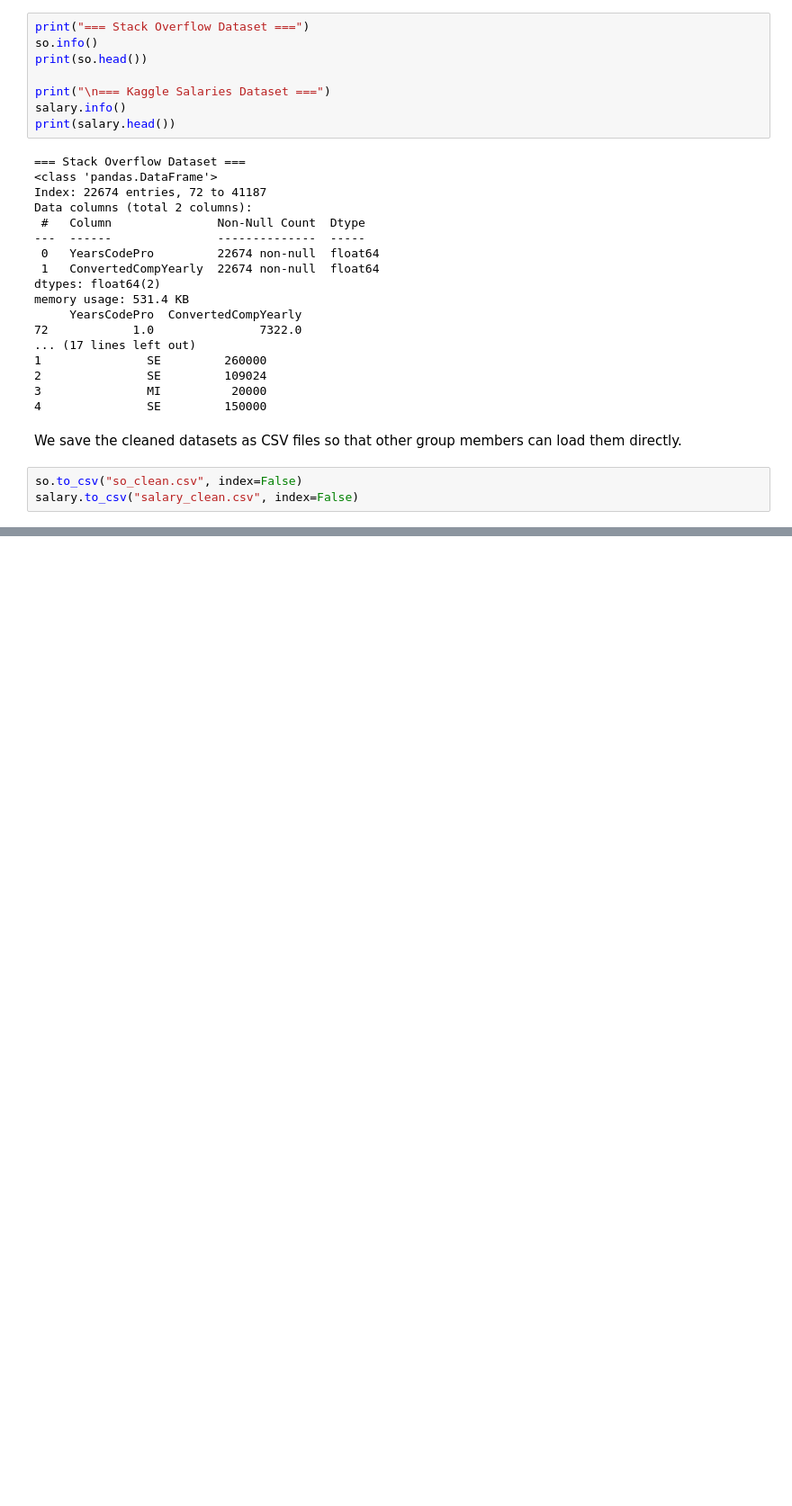
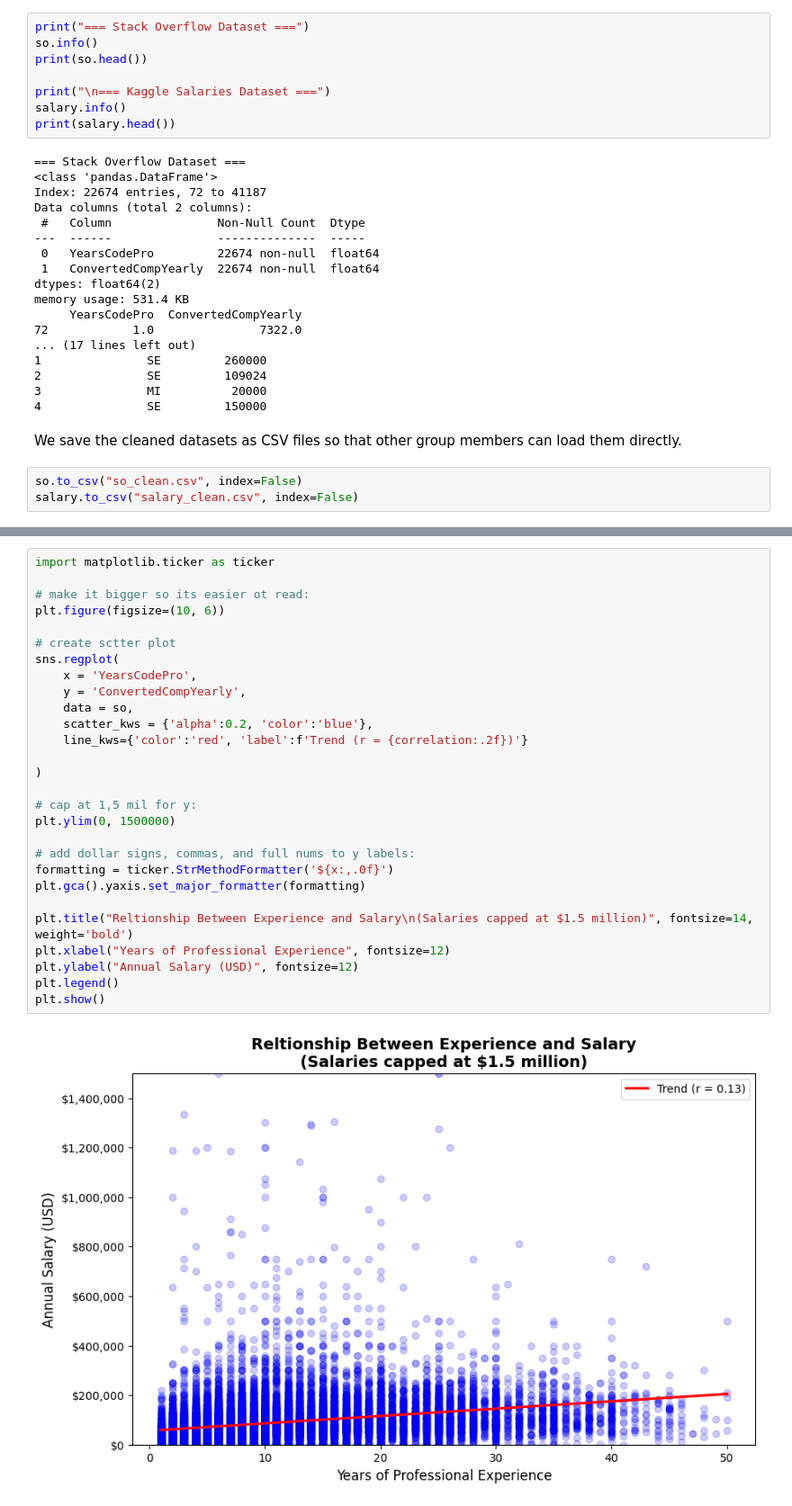
Before and after one commit to PriyankaPatel72/CMSC320-Final-Project2, a Jupyter notebook: cmsc320_final_project.ipynb, the cells around one changed output, grey strips where cells are left out. Shown at 90% size. Cells and saved outputs as stored; diff of their text form; blank space fills up the shorter version.

```diff
--- a/cmsc320_final_project.ipynb
+++ b/cmsc320_final_project.ipynb
@@ -101,0 +216,30 @@ salary.to_csv("salary_clean.csv", index=False)
+# %%
+import matplotlib.ticker as ticker
+
+# make it bigger so its easier ot read:
+plt.figure(figsize=(10, 6))
+
+# create sctter plot
+sns.regplot(
+    x = 'YearsCodePro',
+    y = 'ConvertedCompYearly',
+    data = so,
+    scatter_kws = {'alpha':0.2, 'color':'blue'},
+    line_kws={'color':'red', 'label':f'Trend (r = {correlation:.2f})'}
+
+)
+
+# cap at 1,5 mil for y:
+plt.ylim(0, 1500000)
+
+# add dollar signs, commas, and full nums to y labels:
+formatting = ticker.StrMethodFormatter('${x:,.0f}')
+plt.gca().yaxis.set_major_formatter(formatting)
+
+plt.title("Reltionship Between Experience and Salary\n(Salaries capped at $1.5 million)", fontsize=14, weight='bold')
+plt.xlabel("Years of Professional Experience", fontsize=12)
+plt.ylabel("Annual Salary (USD)", fontsize=12)
+plt.legend()
+plt.show()
+# %% [output]
+[figure, added]
```
Also changed, not shown: parts of 16 cells of this notebook.
